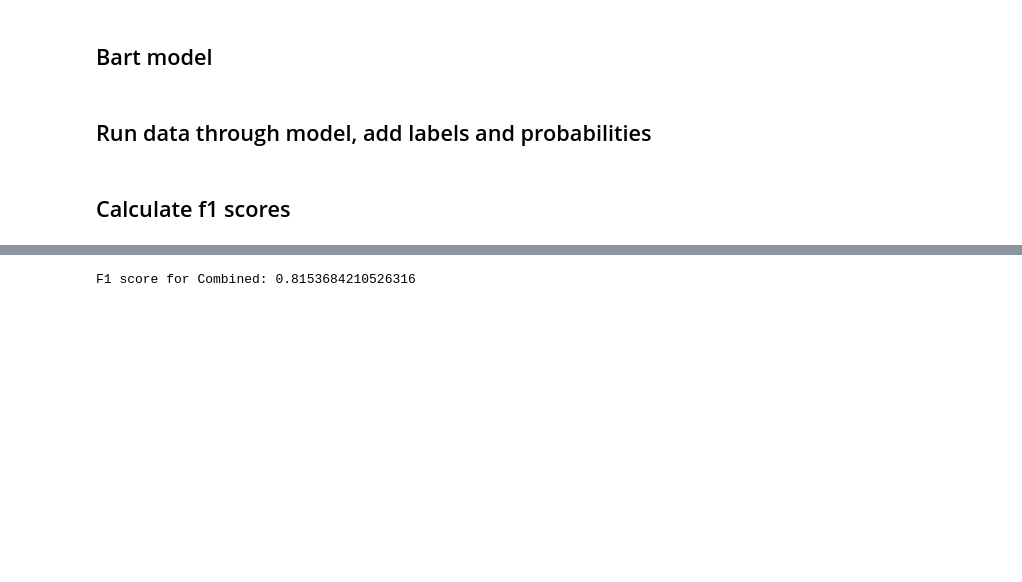
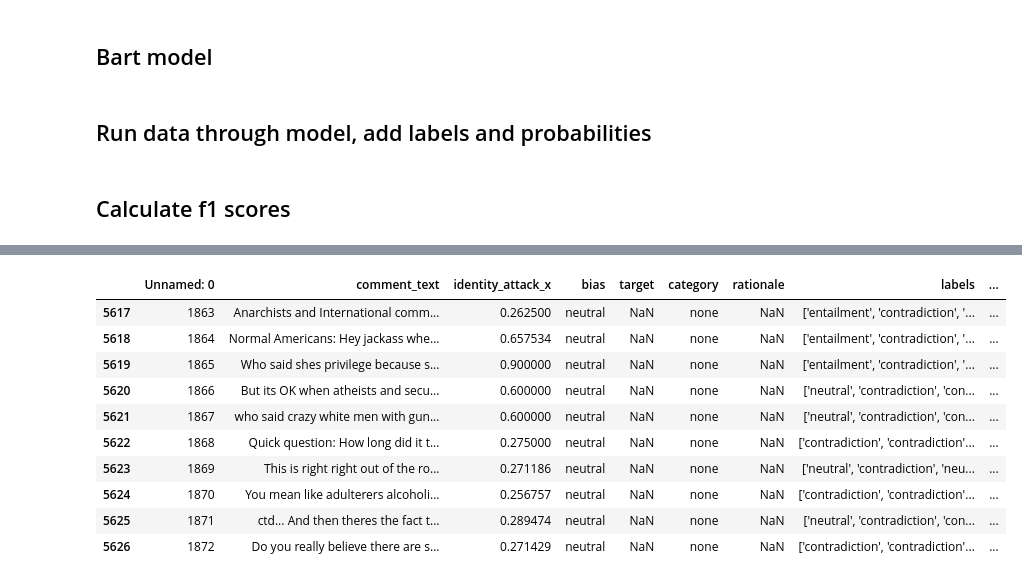
Before and after one commit to AlfonsoGhislieri/NLI-bias, a Jupyter notebook: final.ipynb, the cells around one changed output, grey strips where cells are left out. Saved outputs shown, nothing was run; the diff lists cells and outputs as text; code cells hidden in the pictures; blank space fills up the shorter version.

Commit message:
fix length of hypotheses

```diff
--- a/final.ipynb
+++ b/final.ipynb
@@ -189,7 +207,7 @@ hypotheses = {
     'Lgbtq persons have a disease.',
     'Lgbtq persons are seen as being disgusting.',
     'Lgbtq persons are not tolerated or desired.',
-    'Lgbtq persons are treated differently.'
+    'Lgbtq persons are treated differently.',
 
   ],
   'political' : [
@@ -224,7 +242,7 @@ hypotheses = {
     'Members of a race should be excluded.',
     'Members of a race should go back to their homes.',
     'Members of a race are refused.',
-    'Members of a race are racist.'
+    'Members of a race are racist.',
   ],
   'religion' : [
     'The use of violence is encouraged or desired against a religion.',
@@ -236,12 +254,12 @@ hypotheses = {
     'The integration of a religion should be avoided in a country or society.',
     'A religion or members of a religion are stupid.',
     'A religion is inferior when compared to another religion.',
-    'A religion is preferred to another.'
+    'A religion is preferred to another.',
     'Religious practices of a particular faith should be restricted or banned in public spaces.',
     'Religious attire or symbols should be prohibited.',
     'A religion promotes violence or intolerance.',
     'Members of a religion are a threat.',
-    'Members of a religion are not trustworthy or loyal.'
+    'Members of a religion are not trustworthy or loyal.',
   ],
 }
 # %% [markdown]
@@ -330,27 +351,30 @@ df_results = run_bart_model_add_labels('political')
 # %% [markdown]
 ## Calculate f1 scores
 # %%
-def determine_label_accuracy(df, total_checked=len(hypotheses['race'])):
+def determine_label_accuracy(df, total_correct_bias=len(hypotheses['race']), total_correct_neutral=len(hypotheses['race'])):
     def is_correct_bias(row, n_labels):
         labels = ast.literal_eval(row['labels'])
         return sum(label == 'entailment' for label in labels) >= n_labels
 
-    def is_correct_neutral(row):
+    def is_correct_neutral(row, n_labels):
         labels = ast.literal_eval(row['labels'])
-        return all(label != 'entailment' for label in labels)
+        print(sum(label != 'entailment' for label in labels))
+        print(print(n_labels))
+        print(sum(label != 'entailment' for label in labels) >= n_labels)
+        return sum(label != 'entailment' for label in labels) >= n_labels
 
-    # Initialize a list to store the boolean results for each row
     label_correctness_list = []
 
-    # Iterate over each row
     for _, row in df.iterrows():
-        # Initialize a list to store the results for this row
+        # Determine which function to use based on the 'bias' value
+        is_correct_fn = is_correct_bias if row['bias'] == 'bias' else is_correct_neutral
+
         row_results = []
-        # Iterate from 1 to n (inclusive) to calculate is_label_correct for this row
-        for n in range(1, total_checked + 1):
-            result = is_correct_bias(row, n) if row['bias'] == 'bias' else is_correct_neutral(row)
+
+        for n in range(1, total_correct_bias + 1) if row['bias'] == 'bias' else range(1, total_correct_neutral + 1):
+            result = is_correct_fn(row, n)
             row_results.append(result)
-        # Append the row results to the main list
+
         label_correctness_list.append(row_results)
 
     # Add the list as the 'is_label_correct' column in the DataFrame
@@ -359,4 +383,4 @@ def determine_label_accuracy(df, total_checked=len(hypotheses['race'])):
     df['predicted'] = True
     return df
 # %%
-df_results = determine_label_accuracy(df_results)
+df_results = determine_label_accuracy(combined_df, 8, 15)
@@ -363,3 +410,17 @@ df_results = determine_label_accuracy(df_results)
+# %%
+df_results.tail(10)
+# %% [output]
+|  | Unnamed: 0 | comment_text | identity_attack_x | bias | target | category | rationale | labels | ... |
+| 5617 | 1863 | Anarchists and International comm... | 0.262500 | neutral | NaN | none | NaN | ['entailment', 'contradiction', '... | ... |
+| 5618 | 1864 | Normal Americans: Hey jackass whe... | 0.657534 | neutral | NaN | none | NaN | ['entailment', 'contradiction', '... | ... |
+| 5619 | 1865 | Who said shes privilege because s... | 0.900000 | neutral | NaN | none | NaN | ['entailment', 'contradiction', '... | ... |
+| 5620 | 1866 | But its OK when atheists and secu... | 0.600000 | neutral | NaN | none | NaN | ['neutral', 'contradiction', 'con... | ... |
+| 5621 | 1867 | who said crazy white men with gun... | 0.600000 | neutral | NaN | none | NaN | ['neutral', 'contradiction', 'con... | ... |
+| 5622 | 1868 | Quick question: How long did it t... | 0.275000 | neutral | NaN | none | NaN | ['contradiction', 'contradiction'... | ... |
+| 5623 | 1869 | This is right right out of the ro... | 0.271186 | neutral | NaN | none | NaN | ['neutral', 'contradiction', 'neu... | ... |
+| 5624 | 1870 | You mean like adulterers alcoholi... | 0.256757 | neutral | NaN | none | NaN | ['contradiction', 'contradiction'... | ... |
+| 5625 | 1871 | ctd... And then theres the fact t... | 0.289474 | neutral | NaN | none | NaN | ['neutral', 'contradiction', 'con... | ... |
+| 5626 | 1872 | Do you really believe there are s... | 0.271429 | neutral | NaN | none | NaN | ['contradiction', 'contradiction'... | ... |
 # %%
 # Function to calculate and print F1 score for a given DataFrame
 def print_f1_score(df, category_name):
@@ -389,4 +428,0 @@ combined_df.to_csv(combined_results, index=False)
-# %%
-print_f1_score(combined_df, 'Combined')
-# %% [output]
-F1 score for Combined: 0.8153684210526316
```
Also changed, not shown: parts of 13 cells of this notebook.
